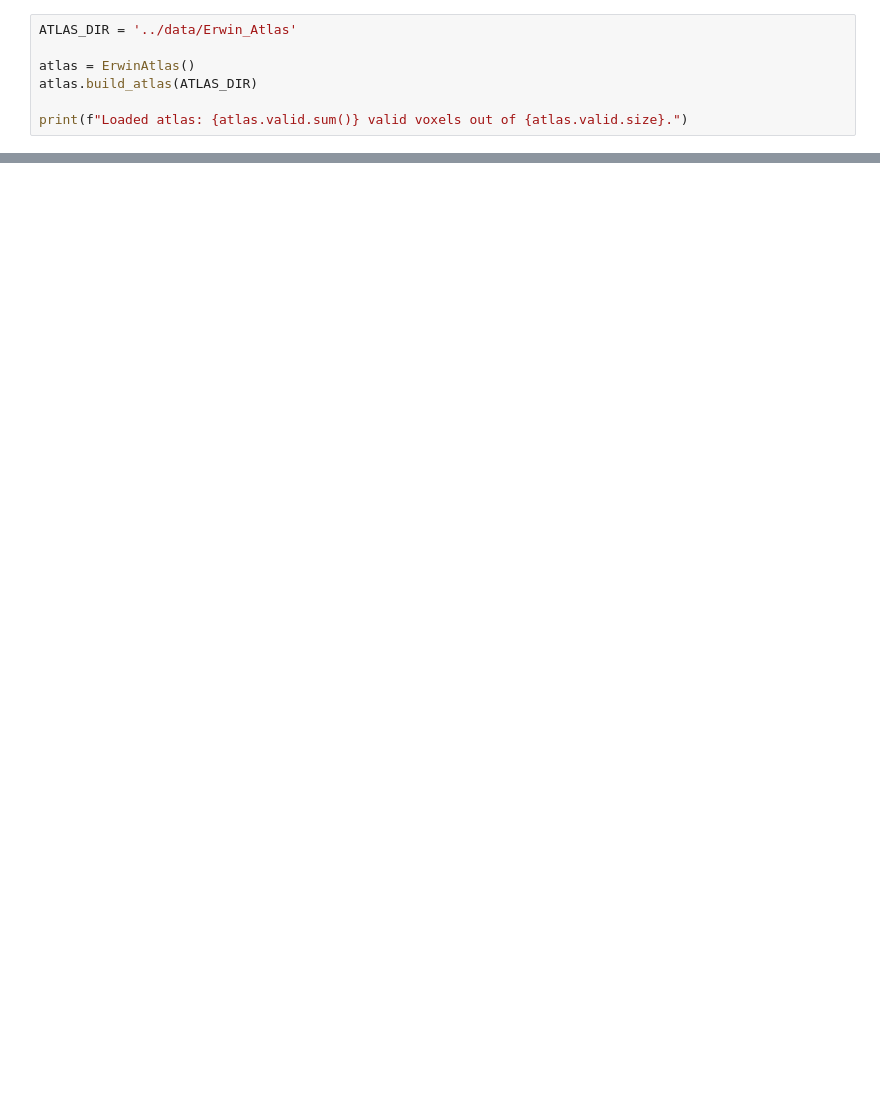
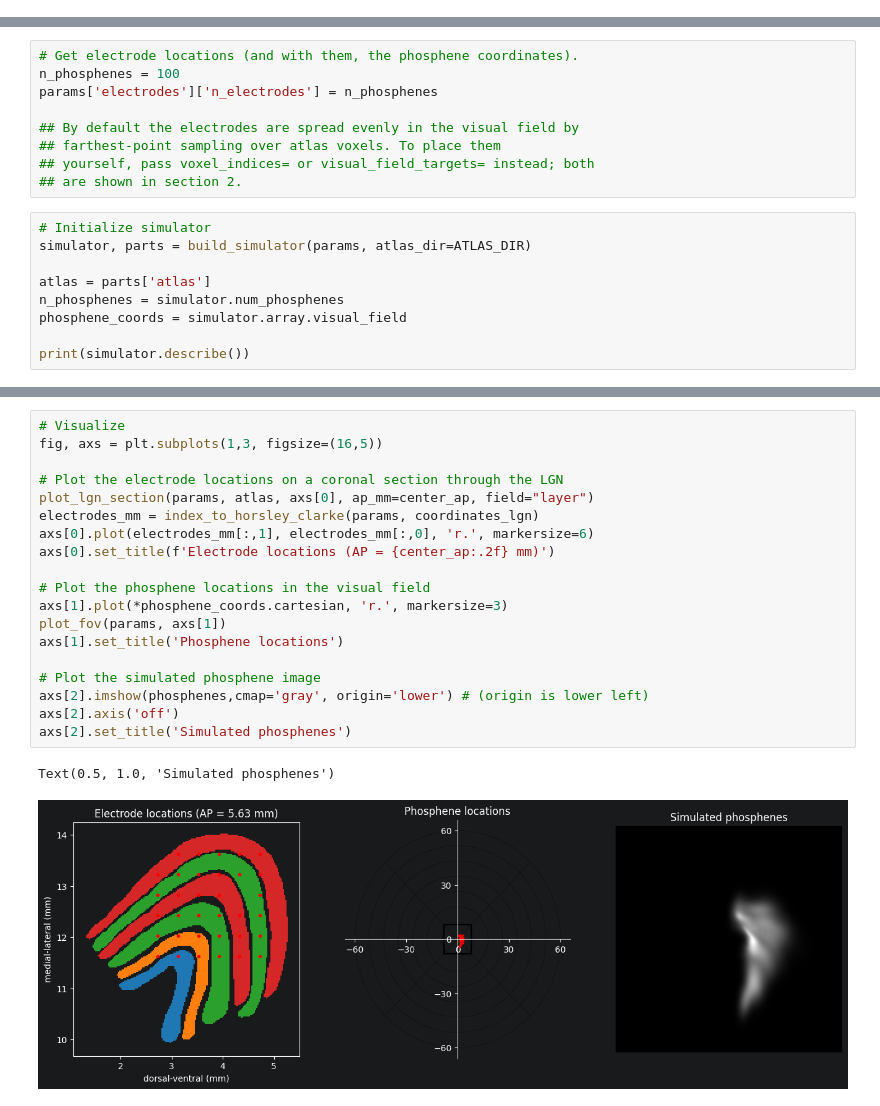
Before and after one commit to SebastianKrafft/dynaphos_LGN, a Jupyter notebook: examples/demo_simulator_lgn.ipynb, the cells around one changed output, grey strips where cells are left out. Saved outputs shown, nothing was run; the diff lists cells and outputs as text; blank space fills up the shorter version.

```diff
--- a/examples/demo_simulator_lgn.ipynb
+++ b/examples/demo_simulator_lgn.ipynb
@@ -10,7 +40,0 @@ from dynaphos_lgn.lgn_utils import get_electrode_layout
-# %%
-ATLAS_DIR = '../data/Erwin_Atlas'
-
-atlas = ErwinAtlas()
-atlas.build_atlas(ATLAS_DIR)
-
-print(f"Loaded atlas: {atlas.valid.sum()} valid voxels out of {atlas.valid.size}.")
@@ -41,0 +159,18 @@ plt.show()
+# %%
+# Get electrode locations (and with them, the phosphene coordinates).
+n_phosphenes = 100
+params['electrodes']['n_electrodes'] = n_phosphenes
+
+## By default the electrodes are spread evenly in the visual field by
+## farthest-point sampling over atlas voxels. To place them
+## yourself, pass voxel_indices= or visual_field_targets= instead; both
+## are shown in section 2.
+# %%
+# Initialize simulator
+simulator, parts = build_simulator(params, atlas_dir=ATLAS_DIR)
+
+atlas = parts['atlas']
+n_phosphenes = simulator.num_phosphenes
+phosphene_coords = simulator.array.visual_field
+
+print(simulator.describe())
@@ -41,0 +405,22 @@ plt.show()
+# %%
+# Visualize
+fig, axs = plt.subplots(1,3, figsize=(16,5))
+
+# Plot the electrode locations on a coronal section through the LGN
+plot_lgn_section(params, atlas, axs[0], ap_mm=center_ap, field="layer")
+electrodes_mm = index_to_horsley_clarke(params, coordinates_lgn)
+axs[0].plot(electrodes_mm[:,1], electrodes_mm[:,0], 'r.', markersize=6)
+axs[0].set_title(f'Electrode locations (AP = {center_ap:.2f} mm)')
+
+# Plot the phosphene locations in the visual field
+axs[1].plot(*phosphene_coords.cartesian, 'r.', markersize=3)
+plot_fov(params, axs[1])
+axs[1].set_title('Phosphene locations')
+
+# Plot the simulated phosphene image
+axs[2].imshow(phosphenes,cmap='gray', origin='lower') # (origin is lower left)
+axs[2].axis('off')
+axs[2].set_title('Simulated phosphenes')
+# %% [output]
+Text(0.5, 1.0, 'Simulated phosphenes')
+[figure, added]
```
Also changed, not shown: parts of 54 cells of this notebook, 2 other files.
